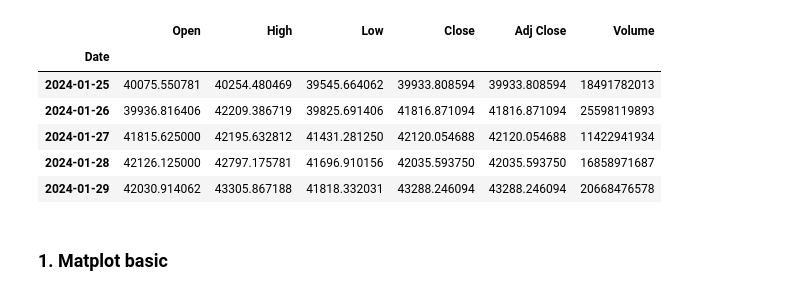
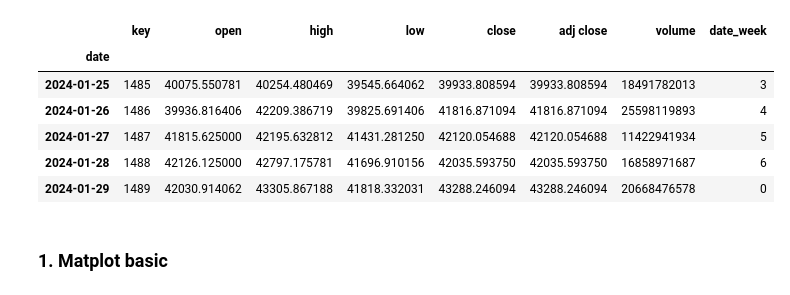
Before and after one commit to metaTaoTao/quant_trading_learning, a Jupyter notebook: Chapter5/matplotlib.ipynb, the cells around one changed output. Drawn from its saved outputs; the diff is of its cells as text; code cells hidden in the pictures.

```diff
--- a/Chapter5/matplotlib.ipynb
+++ b/Chapter5/matplotlib.ipynb
@@ -1,20 +1,37 @@
 # %%
 import pandas as pd
 import datetime
+from datetime import datetime as dt
 btc_usd_df = pd.read_csv('../BTC-USD.csv')
-btc_usd_df['Date'] = btc_usd_df.apply(lambda row: datetime.datetime.strptime(row['Date'], '%Y-%m-%d').date(), axis=1)
-btc_usd_df = btc_usd_df.set_index('Date')
+btc_usd_df = btc_usd_df.reset_index()
+btc_usd_df = btc_usd_df.rename(columns={'index': 'key'})
+btc_usd_df.columns = btc_usd_df.columns.str.lower()
+K_DEFAULT_DT_FMT = "%Y-%m-%d"
+def week_of_date(date_str, fmt=K_DEFAULT_DT_FMT):
+    """
+    输入'2016-01-01' 转换为星期几，返回int 0-6分别代表周一到周日
+    :param date_str: 式时间日期str对象
+    :param fmt: 如date_str不是%Y-%m-%d形式，对应的格式str对象
+    :param fix: 是否修复日期不规范的写法，eg. 2016-1-1 fix 2016-01-01
+    :return: 返回int 0-6分别代表周一到周日
+    """
+    return dt.strptime(date_str, fmt).weekday()
+
+
+btc_usd_df['date'] = btc_usd_df.apply(lambda row: datetime.datetime.strptime(row['date'], '%Y-%m-%d'), axis=1)
+btc_usd_df['date_week'] = btc_usd_df['date'].apply(lambda x: week_of_date(str(x), '%Y-%m-%d %H:%M:%S'))
+btc_usd_df = btc_usd_df.set_index('date')
 btc_usd_df.tail()
 
 # standarlize data, index as close_date, all lower case
 # %% [output]
-|  | Open | High | Low | Close | Adj Close | Volume |
-| Date |  |  |  |  |  |  |
-| 2024-01-25 | 40075.550781 | 40254.480469 | 39545.664062 | 39933.808594 | 39933.808594 | 18491782013 |
-| 2024-01-26 | 39936.816406 | 42209.386719 | 39825.691406 | 41816.871094 | 41816.871094 | 25598119893 |
-| 2024-01-27 | 41815.625000 | 42195.632812 | 41431.281250 | 42120.054688 | 42120.054688 | 11422941934 |
-| 2024-01-28 | 42126.125000 | 42797.175781 | 41696.910156 | 42035.593750 | 42035.593750 | 16858971687 |
-| 2024-01-29 | 42030.914062 | 43305.867188 | 41818.332031 | 43288.246094 | 43288.246094 | 20668476578 |
+|  | key | open | high | low | close | adj close | volume | date_week |
+| date |  |  |  |  |  |  |  |  |
+| 2024-01-25 | 1485 | 40075.550781 | 40254.480469 | 39545.664062 | 39933.808594 | 39933.808594 | 18491782013 | 3 |
+| 2024-01-26 | 1486 | 39936.816406 | 42209.386719 | 39825.691406 | 41816.871094 | 41816.871094 | 25598119893 | 4 |
+| 2024-01-27 | 1487 | 41815.625000 | 42195.632812 | 41431.281250 | 42120.054688 | 42120.054688 | 11422941934 | 5 |
+| 2024-01-28 | 1488 | 42126.125000 | 42797.175781 | 41696.910156 | 42035.593750 | 42035.593750 | 16858971687 | 6 |
+| 2024-01-29 | 1489 | 42030.914062 | 43305.867188 | 41818.332031 | 43288.246094 | 43288.246094 | 20668476578 | 0 |
 # %% [markdown]
 ### 1. Matplot basic
 # %%
```
Also changed, not shown: parts of 15 cells of this notebook, 5 other files.
